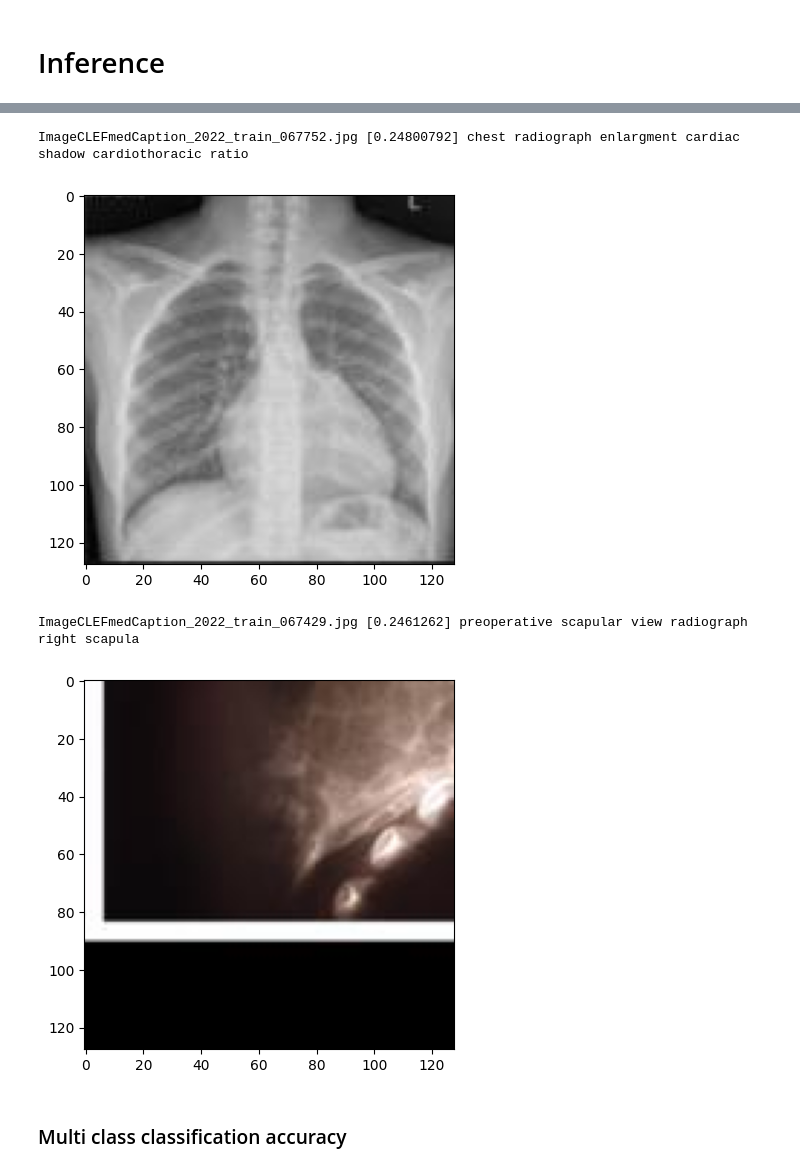
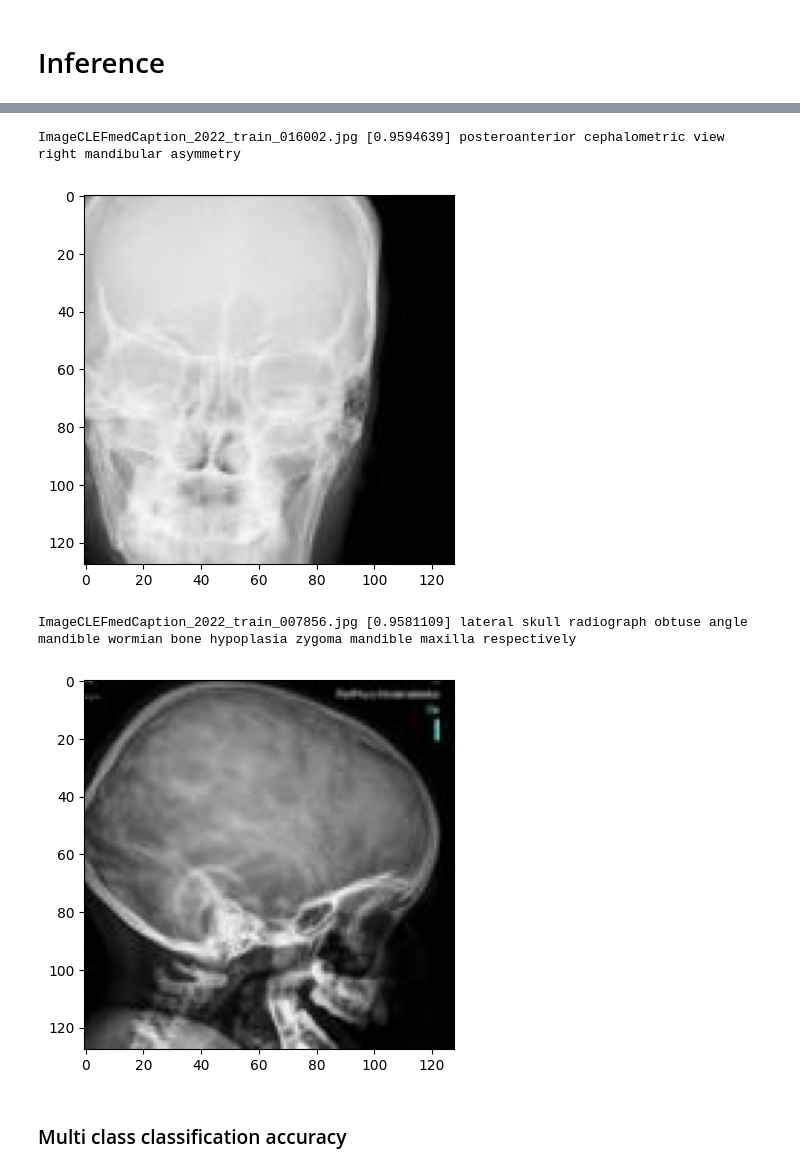
Before and after one commit to Calonca/clip-tensorflow, a Jupyter notebook: CLIP_test.ipynb, the cells around one changed output, grey strips where cells are left out. Cells and saved outputs as stored; diff of their text form; code cells hidden in the pictures.

```diff
--- a/CLIP_test.ipynb
+++ b/CLIP_test.ipynb
@@ -79,8 +98,7 @@ testList = CLIP_data_load.paths_captions_concepts_emb_list(
     all_images_path,
     tokenizer=tokenizer,
     max_len_captions=captions_input_shape[0],
-    max_len_concepts=concepts_input_shape[0],
-    remove_images_threshold=0,
+    max_len_concepts=concepts_input_shape[0]
 )
 # %%
 test_gen = CLIP_data_load.FusionGenerator(
@@ -143,7 +159,7 @@ loaded_model: CLIP_model.CLIP_base = tf.keras.models.load_model(
         "TFDistilBertModel": bert_model,
         "CLIP_base": CLIP_model.CLIP_base,
         "ProjectorLayer": CLIP_model.ProjectorLayer,
-        "clip_loss": CLIP_model.clip_loss,
+        "clip_loss": train_utils.clip_loss,
     },
 )  # type: ignore
 # %% [output]
@@ -193,4 +209,4 @@ def get_precomputed_embeddings(save_path,data,force_recompute=False):
             pickle.dump(emb_data, f)
     return emb_data
 # %%
-embed_test = get_precomputed_embeddings(f'{artifact_dir}/embed_test.pkl',test_gen,force_recompute=False)
+embed_test = get_precomputed_embeddings(f'{artifact_dir}/embed_test.pkl',test_gen,force_recompute=True)
@@ -259,7 +278,7 @@ def get_similar_images(image_name, ids, embed_imgs):
 # Functions to call
 
 def print_similar_text(query,embed_data,max_print_similar = 10,max_print_different = 10):
-
+    """Retrive test using text to text similarity"""
     id_simscore_tuples = get_similar_text(query,embed_data.ids,embed_data.text)
 
     print_similar(id_simscore_tuples,embed_data,max_print_similar)
@@ -269,6 +288,7 @@ def print_similar_text(query,embed_data,max_print_similar = 10,max_print_differe
     print_different(id_simscore_tuples,embed_data,max_print_different)
 
 def show_similar_images_from_path(image_name, embed_data, max_print_similar=10, max_print_different=10):
+    """Retrive images using image to image similarity"""
     id_simscore_tuples = get_similar_images(image_name, embed_data.ids, embed_data.img)
 
     show_top_n_images(id_simscore_tuples, embed_data, max_print_similar)
@@ -277,6 +297,7 @@ def show_similar_images_from_path(image_name, embed_data, max_print_similar=10,
 
 
 def show_similar_images_from_text(query,embeds,max_print_similar = 10,max_print_different = 10):
+    """Retrive images given text using text to image similarity"""
     id_simscore_tuples = get_similar_images_from_text(query,embeds.ids,embeds.img)
     show_top_n_images(id_simscore_tuples,embeds, max_print_similar)
 
@@ -331,5 +352,12 @@ def compute_recall_at_k(embed_data, k):
             pbar.set_description(f"Average score = {np.average(collect_rr)}")
 
     return np.average(collect_rr)
+
+#show image from path
+def show_image_from_path(name,pre='ImageCLEFmedCaption_2022_train'):
+    """Show an image given the id"""
+    img = cv2.imread(f'{all_images_path}/{pre}_{name}.jpg')
+    plt.imshow(img)
+    plt.show()
 # %% [markdown]
 # Inference
@@ -370,9 +401,9 @@ ImageCLEFmedCaption_2022_train_069097.jpg -0.4974965453147888 lateral radiograph
 # %%
-show_similar_images_from_text('chest',embed_test,max_print_similar=2)
+show_similar_images_from_text('head',embed_test,max_print_similar=2)
 # %% [output]
-ImageCLEFmedCaption_2022_train_067752.jpg [0.24800792] chest radiograph enlargment cardiac shadow cardiothoracic ratio
+ImageCLEFmedCaption_2022_train_016002.jpg [0.9594639] posteroanterior cephalometric view right mandibular asymmetry
-[figure, old version]
+[figure, new version]
-ImageCLEFmedCaption_2022_train_067429.jpg [0.2461262] preoperative scapular view radiograph right scapula
+ImageCLEFmedCaption_2022_train_007856.jpg [0.9581109] lateral skull radiograph obtuse angle mandible wormian bone hypoplasia zygoma mandible maxilla respectively
-[figure, old version]
+[figure, new version]
 # %% [markdown]
 ### Multi class classification accuracy
```
Also changed, not shown: parts of 15 cells of this notebook, 3 other files.
